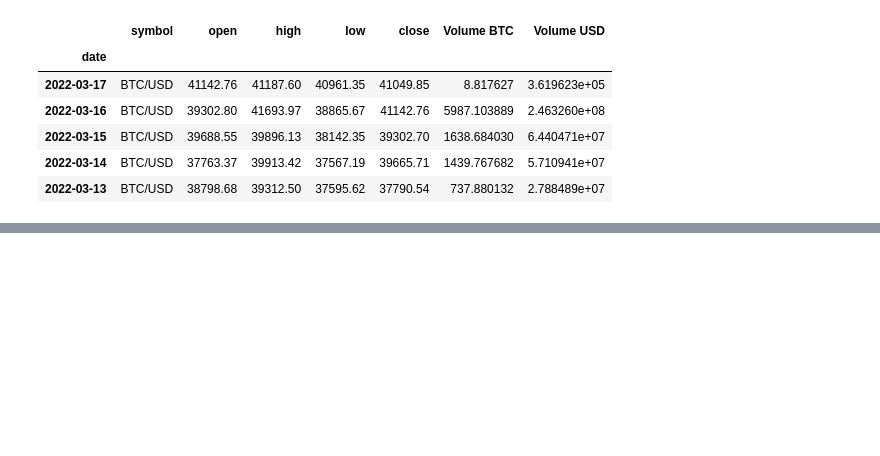
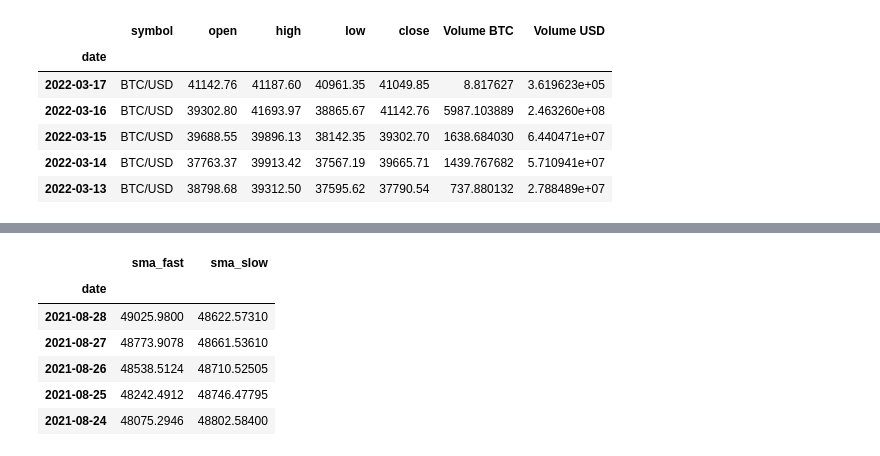
Before and after one commit to mightymiklas/Project_Two_Team_Hodl, a Jupyter notebook: code.ipynb, the cells around one changed output, grey strips where cells are left out. Saved outputs shown, nothing was run; the diff lists cells and outputs as text; code cells hidden in the pictures; blank space fills up the shorter version.

```diff
--- a/code.ipynb
+++ b/code.ipynb
@@ -39,0 +74,10 @@ btc_df = btc_df.dropna()
+# %%
+X.head()
+# %% [output]
+|  | sma_fast | sma_slow |
+| date |  |  |
+| 2021-08-28 | 49025.9800 | 48622.57310 |
+| 2021-08-27 | 48773.9078 | 48661.53610 |
+| 2021-08-26 | 48538.5124 | 48710.52505 |
+| 2021-08-25 | 48242.4912 | 48746.47795 |
+| 2021-08-24 | 48075.2946 | 48802.58400 |
```
Also changed, not shown: parts of 12 cells of this notebook.
